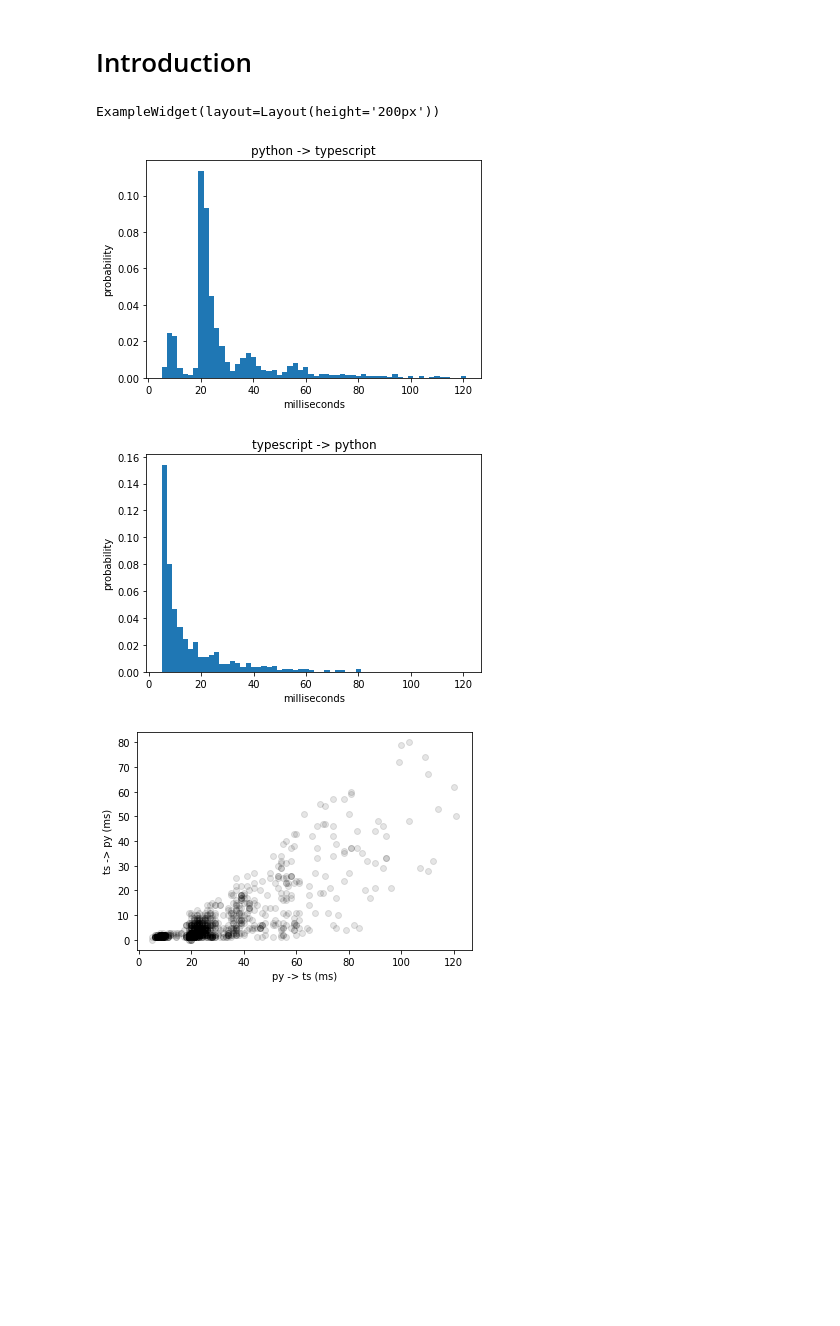
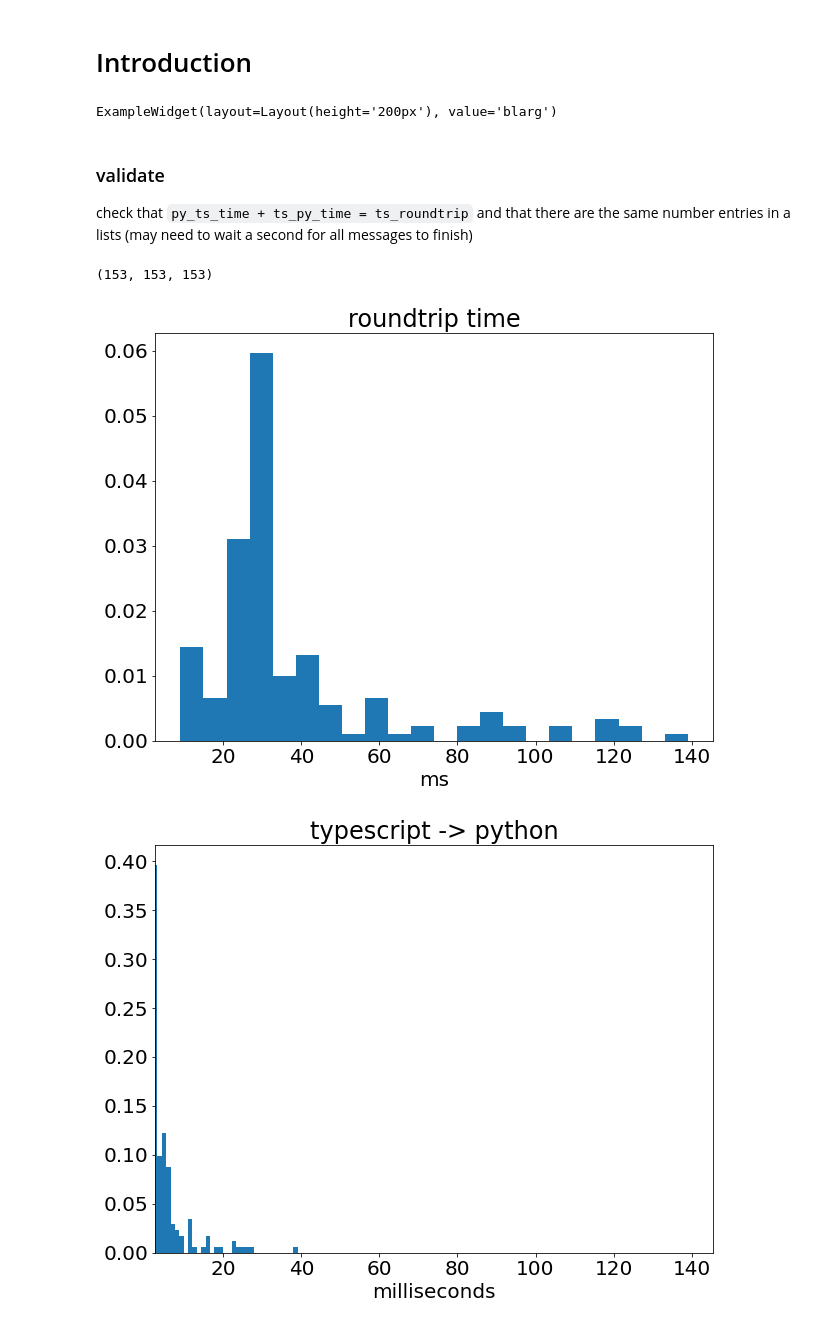
Before and after one commit to ianhi/widget_message_speed, a Jupyter notebook: examples/introduction.ipynb, the cells around one changed output. Drawn from its saved outputs; the diff is of its cells as text; code cells hidden in the pictures; blank space fills up the shorter version.

```diff
--- a/examples/introduction.ipynb
+++ b/examples/introduction.ipynb
@@ -3,28 +3,62 @@
 # %%
 import widget_message_speed
 import matplotlib.pyplot as plt
+plt.rcParams['figure.figsize']=(10,7.5)
+plt.rcParams['font.size']=20
 # %%
 w = widget_message_speed.ExampleWidget()
 w.layout.height = '200px'
-w
+# w.gogogo()
-# %% [output]
-ExampleWidget(layout=Layout(height='200px'))
-# %%
-
-_, bins, _ = plt.hist(w.py_ts_times, bins='auto', density=True)
-plt.title('python -> typescript')
-plt.xlabel('milliseconds')
-plt.ylabel('probability')
-plt.show()
-plt.hist(w.ts_py_times, bins = bins, density=True)
-plt.title('typescript -> python')
-plt.xlabel('milliseconds')
-plt.ylabel('probability')
-plt.show()
-plt.scatter(w.py_ts_times,w.ts_py_times, alpha=.1, color='k')
-plt.xlabel('py -> ts (ms)')
-_ = plt.ylabel('ts -> py (ms)')
-# %% [output]
-[figure, removed]
-[figure, removed]
-[figure, removed]
+# %%
+w
+# %% [output]
+ExampleWidget(layout=Layout(height='200px'), value='blarg')
+# %% [markdown]
+### validate
+check that `py_ts_time + ts_py_time = ts_roundtrip`
+and that there are the same number entries in a lists (may need to wait a second for all messages to finish)
+# %%
+import numpy as np
+assert np.all(np.array(w.py_ts_times) + np.array(w.ts_py_times) == np.array(w.ts_roundtrip))
+#check that they all have the same length
+len(w.py_ts_times), len(w.ts_py_times), len(w.ts_roundtrip)
+# %% [output]
+(153, 153, 153)
+# %%
+plt.title('roundtrip time')
+# plt.hist([i[0]+i[1] for i in zip(w.py_ts_times, w.ts_py_times)], bins='auto', density=True)
+
+plt.hist(w.ts_roundtrip, bins='auto', density=True)
+ax = plt.gca()
+xlim = ax.get_xlim()
+plt.xlabel('ms')
+plt.show()
+
+# idx = int(np.max(w.py_ts_times) > np.max(w.ts_py_times))
+# bins = np.histogram_bin_edges([w.ts_py_times,w.py_ts_times][idx],bins='auto')
+
+plt.hist(w.ts_py_times, bins = 'auto', density=True)
+plt.xlim(xlim)
+plt.title('typescript -> python')
+plt.xlabel('milliseconds')
+# plt.ylabel('probability')
+plt.show()
+
+plt.hist(w.py_ts_times, bins= 'auto', density=True)
+plt.xlim(xlim)
+plt.title('python -> typescript')
+plt.xlabel('milliseconds')
+# plt.ylabel('probability')
+plt.show()
+
+
+
+
+
+plt.scatter(w.ts_py_times,w.py_ts_times, alpha=.1, color='k')
+plt.ylabel('py -> ts (ms)')
+_ = plt.xlabel('ts -> py (ms)')
+plt.show()
+# %% [output]
+[figure, added]
+[figure, added]
```
Also changed, not shown: parts of 1 cell of this notebook, 2 other files.
